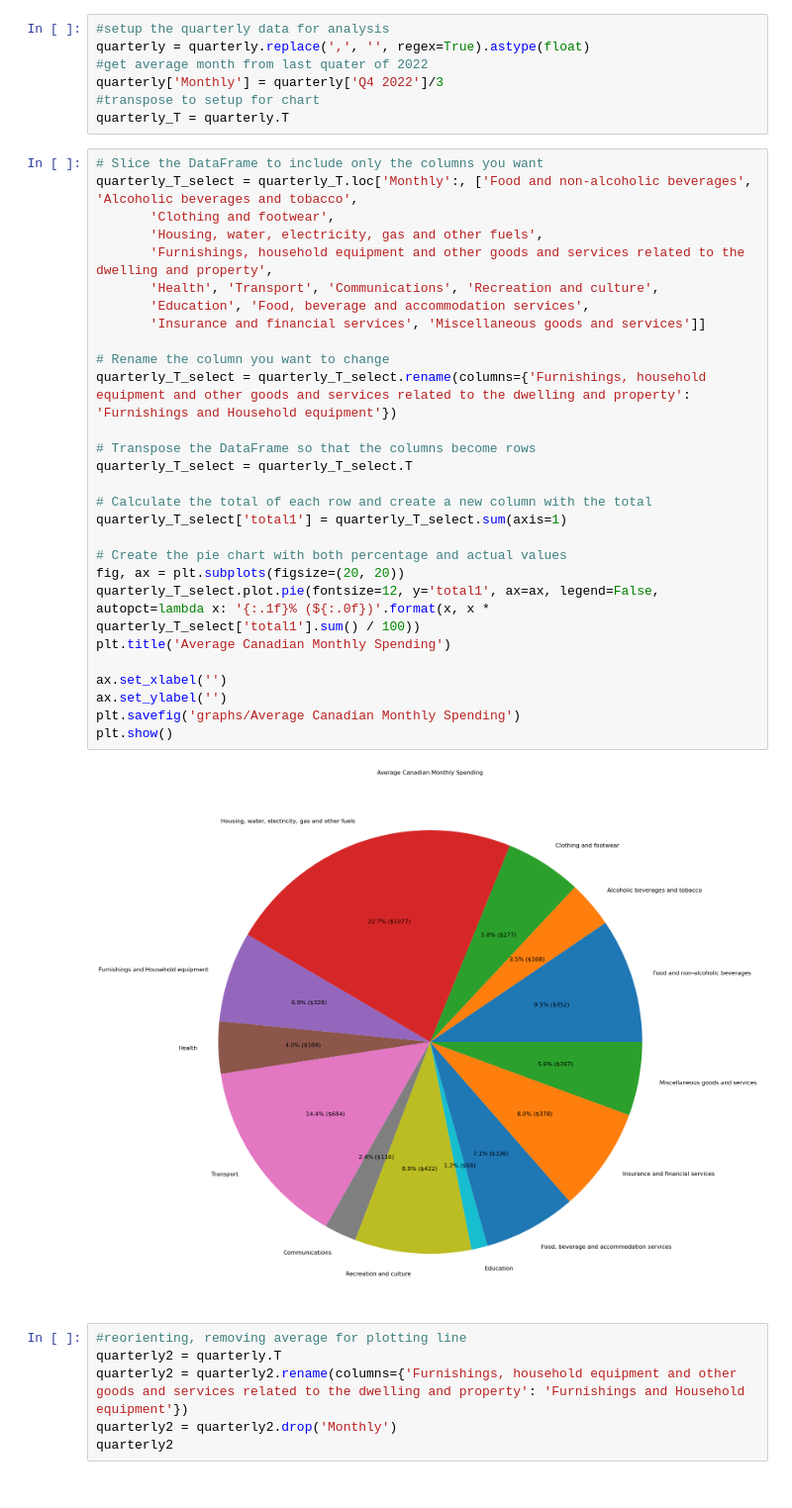
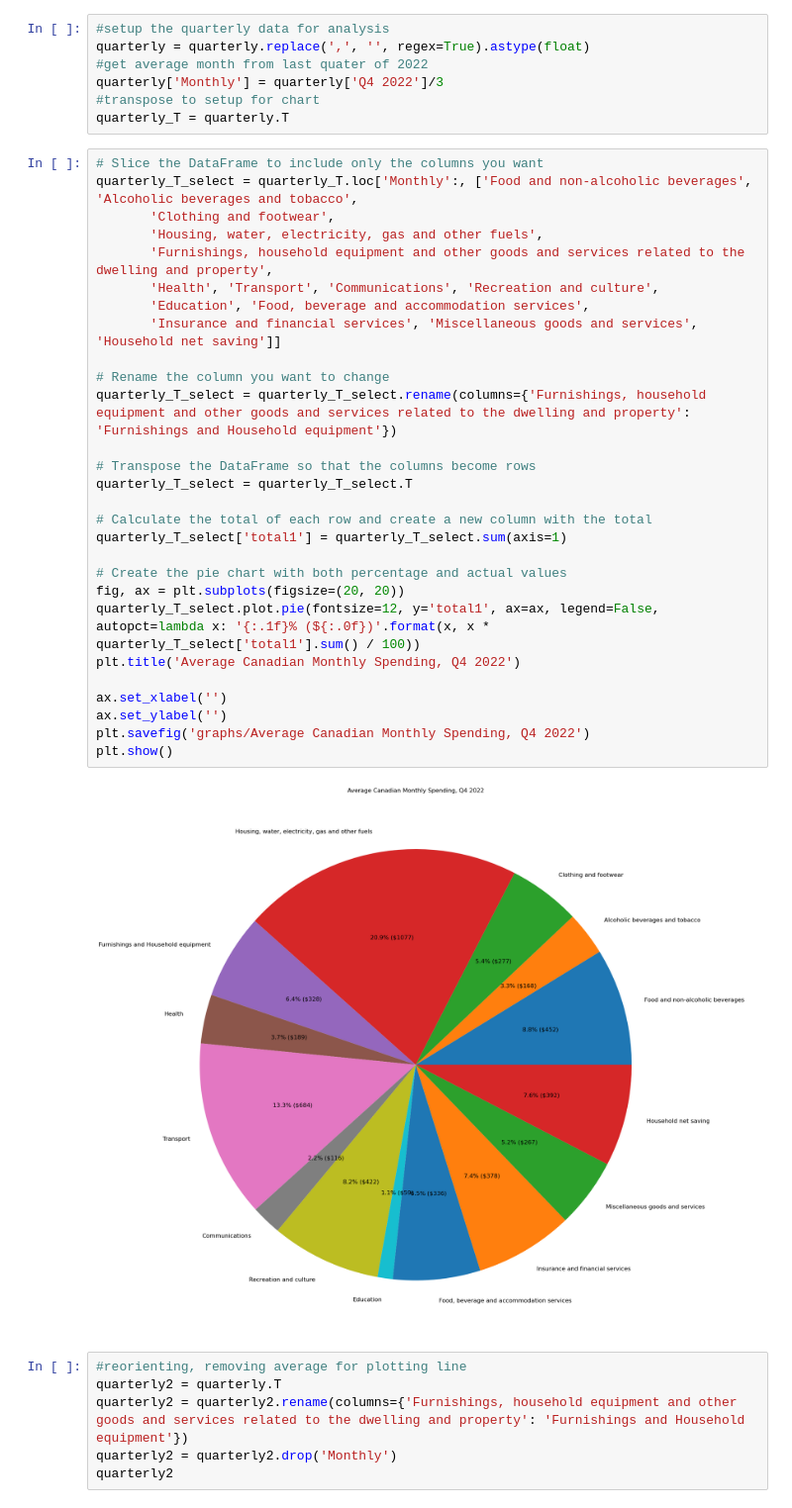
Before and after one commit to kristianrafuse/Canadian-Household-Finance-Study, a Jupyter notebook: Project Work - KR.ipynb, the cells around one changed output. Shown at 99% size. Saved outputs shown, nothing was run; the diff lists cells and outputs as text.

```diff
--- a/Project Work - KR.ipynb
+++ b/Project Work - KR.ipynb
@@ -377,33 +474,33 @@ quarterly_T = quarterly.T
 # %%
 # Slice the DataFrame to include only the columns you want
 quarterly_T_select = quarterly_T.loc['Monthly':, ['Food and non-alcoholic beverages', 'Alcoholic beverages and tobacco',
        'Clothing and footwear',
        'Housing, water, electricity, gas and other fuels',
        'Furnishings, household equipment and other goods and services related to the dwelling and property',
        'Health', 'Transport', 'Communications', 'Recreation and culture',
        'Education', 'Food, beverage and accommodation services',
-       'Insurance and financial services', 'Miscellaneous goods and services']]
+       'Insurance and financial services', 'Miscellaneous goods and services', 'Household net saving']]
 
 # Rename the column you want to change
 quarterly_T_select = quarterly_T_select.rename(columns={'Furnishings, household equipment and other goods and services related to the dwelling and property': 'Furnishings and Household equipment'})
 
 # Transpose the DataFrame so that the columns become rows
 quarterly_T_select = quarterly_T_select.T
 
 # Calculate the total of each row and create a new column with the total
 quarterly_T_select['total1'] = quarterly_T_select.sum(axis=1)
 
 # Create the pie chart with both percentage and actual values
 fig, ax = plt.subplots(figsize=(20, 20))
 quarterly_T_select.plot.pie(fontsize=12, y='total1', ax=ax, legend=False, autopct=lambda x: '{:.1f}% (${:.0f})'.format(x, x * quarterly_T_select['total1'].sum() / 100))
-plt.title('Average Canadian Monthly Spending')
+plt.title('Average Canadian Monthly Spending, Q4 2022')
 
 ax.set_xlabel('')
 ax.set_ylabel('')
-plt.savefig('graphs/Average Canadian Monthly Spending')
+plt.savefig('graphs/Average Canadian Monthly Spending, Q4 2022')
 plt.show()
 # %% [output]
-[figure, old version]
+[figure, new version]
 # %%
 #reorienting, removing average for plotting line
 quarterly2 = quarterly.T
```
Also changed, not shown: parts of 10 cells of this notebook, 9 other files.
